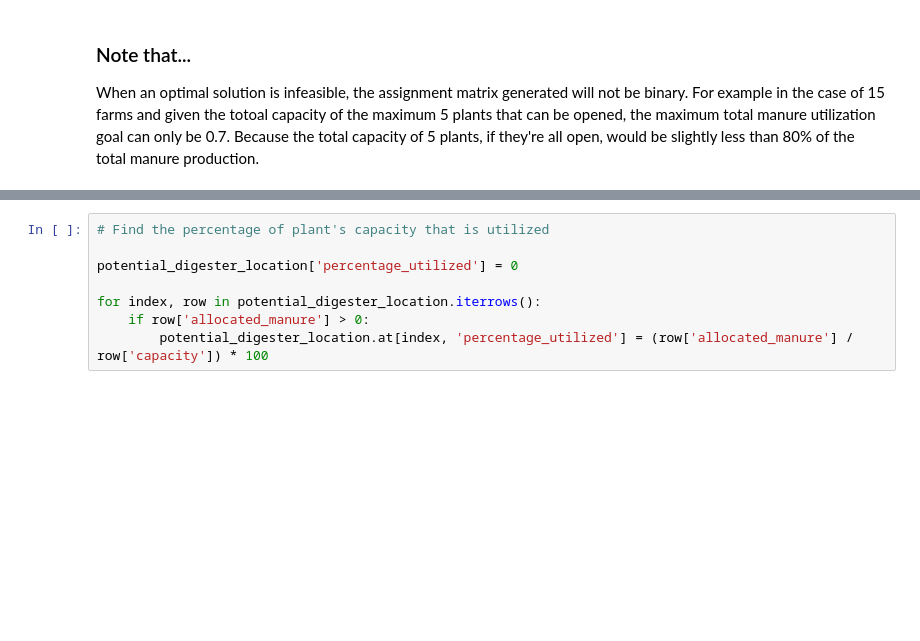
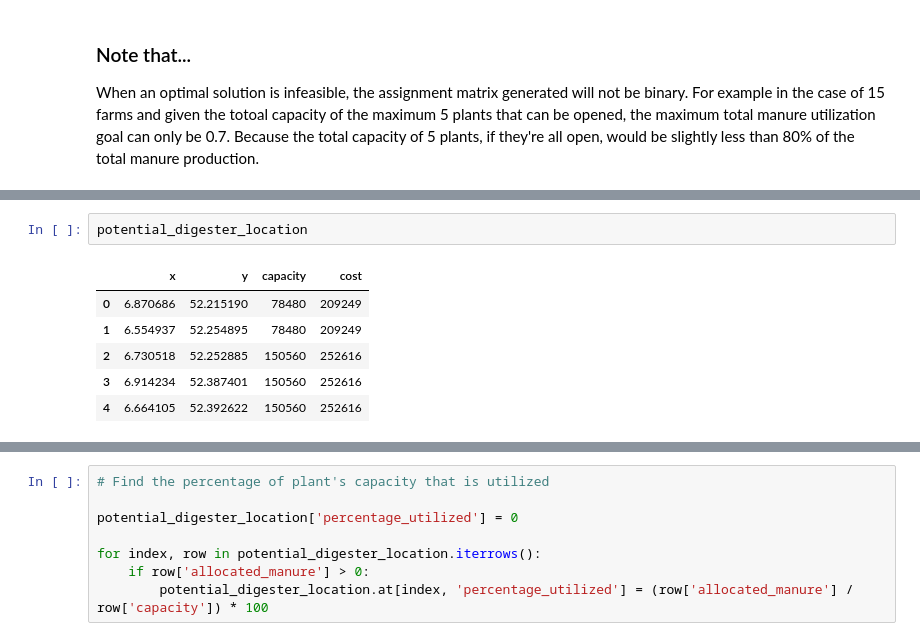
Before and after one commit to springonions-87/bioze_digital_mapping_tool, a Jupyter notebook: clustering/CFLP_v5.ipynb, the cells around one changed output, grey strips where cells are left out. Saved outputs shown, nothing was run; the diff lists cells and outputs as text; blank space fills up the shorter version.

```diff
--- a/clustering/CFLP_v5.ipynb
+++ b/clustering/CFLP_v5.ipynb
@@ -349,3 +349,12 @@ assigned_farms
+# %%
+potential_digester_location
+# %% [output]
+|  | x | y | capacity | cost |
+| 0 | 6.870686 | 52.215190 | 78480 | 209249 |
+| 1 | 6.554937 | 52.254895 | 78480 | 209249 |
+| 2 | 6.730518 | 52.252885 | 150560 | 252616 |
+| 3 | 6.914234 | 52.387401 | 150560 | 252616 |
+| 4 | 6.664105 | 52.392622 | 150560 | 252616 |
 # %%
 # Check if the opened plants are under-utilized
 potential_digester_location['allocated_manure'] = assignment_matrix.sum(axis = 0)
```
Also changed, not shown: parts of 9 cells of this notebook, 1 other file.
